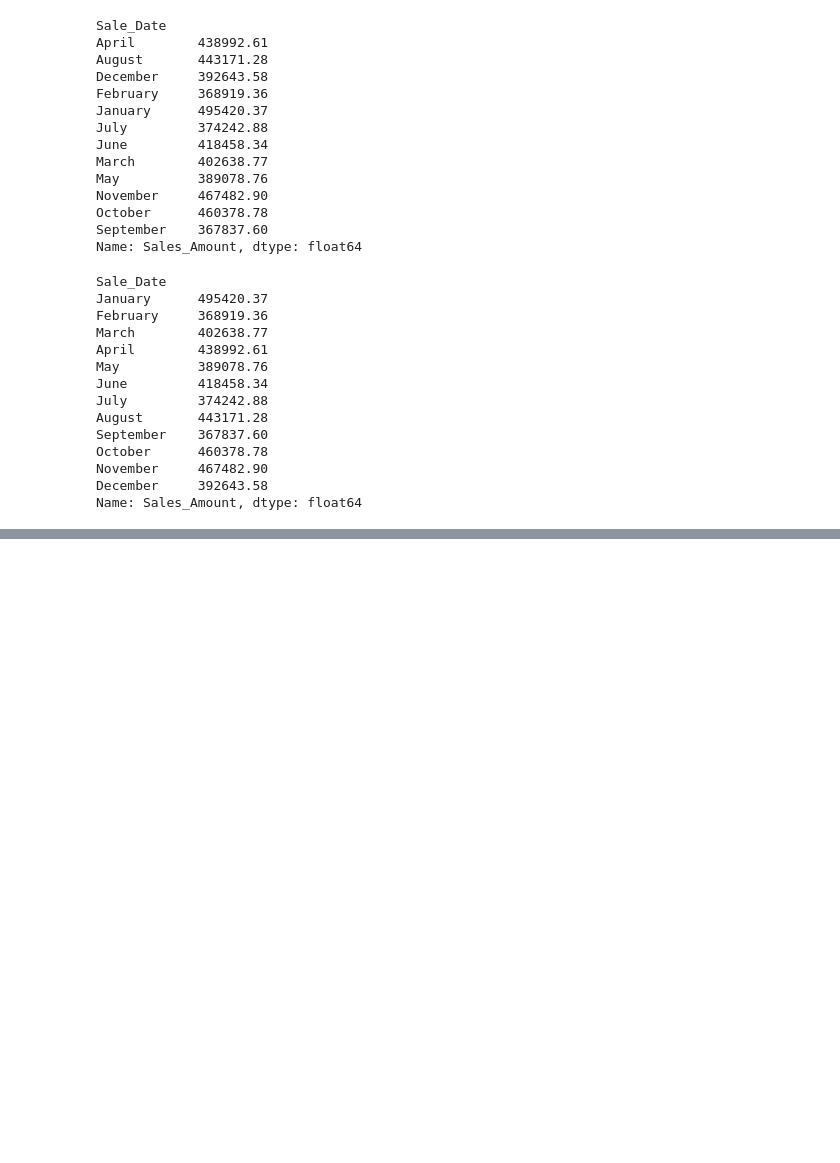
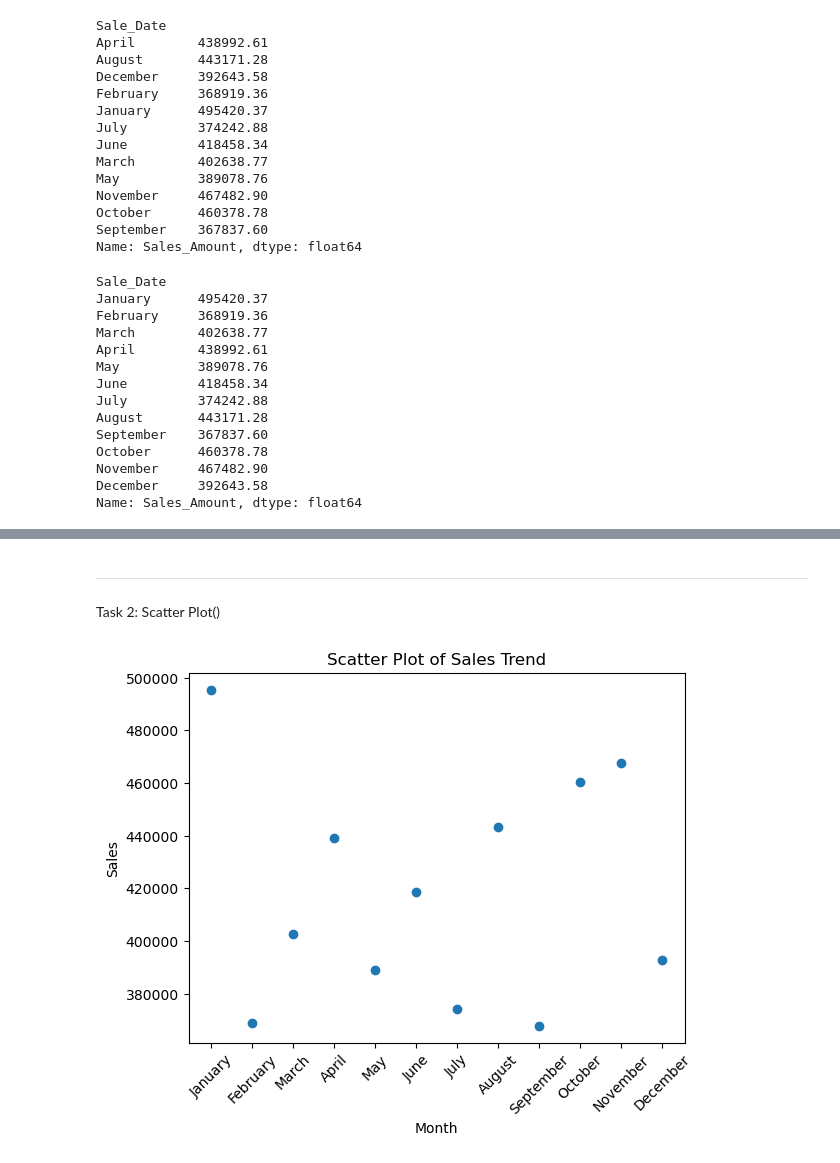
Before and after one commit to abhishekaryangiri/matplotlib-projects, a Jupyter notebook: matplotlib.ipynb, the cells around one changed output, grey strips where cells are left out. Drawn from its saved outputs; the diff is of its cells as text; code cells hidden in the pictures; blank space fills up the shorter version.

```diff
--- a/matplotlib.ipynb
+++ b/matplotlib.ipynb
@@ -114 +114,14 @@ plt.plot(x,y)
 [figure]
+# %% [markdown]
+---
+
+Task 2: Scatter Plot()
+# %%
+plt.title("Scatter Plot of Sales Trend")
+plt.xlabel('Month')
+plt.ylabel('Sales')
+plt.scatter(x,y)
+plt.xticks(rotation=45)
+plt.show()
+# %% [output]
+[figure, added]
```
Also changed, not shown: parts of 1 cell of this notebook.
